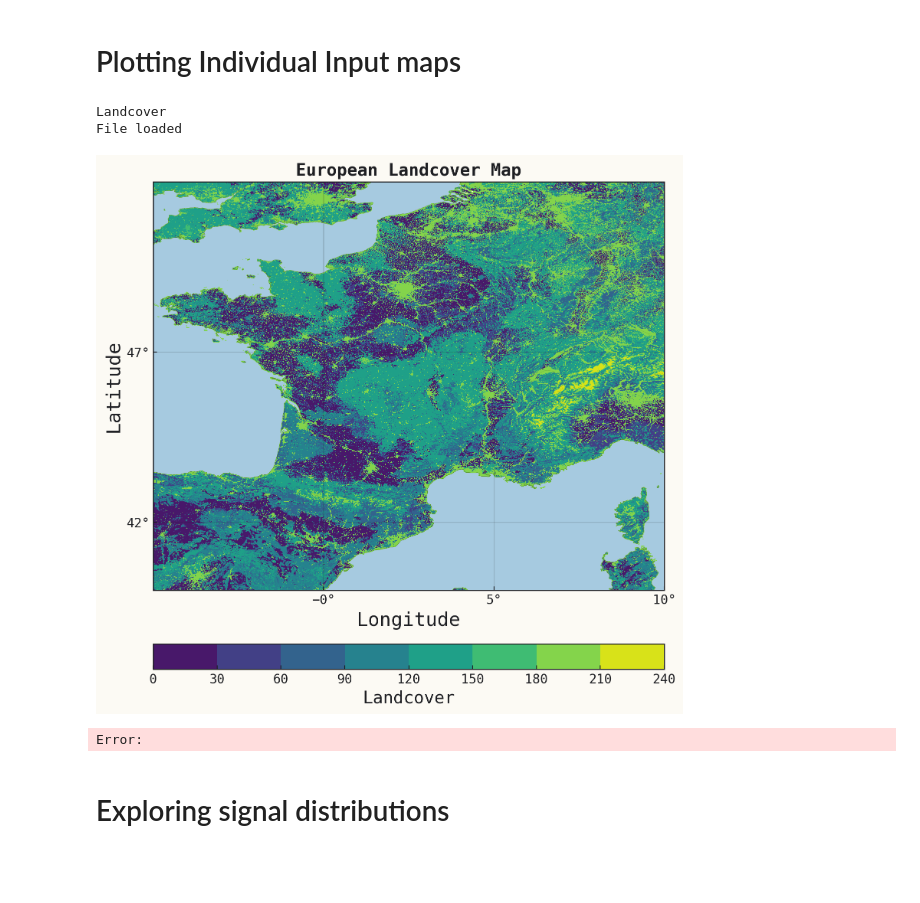
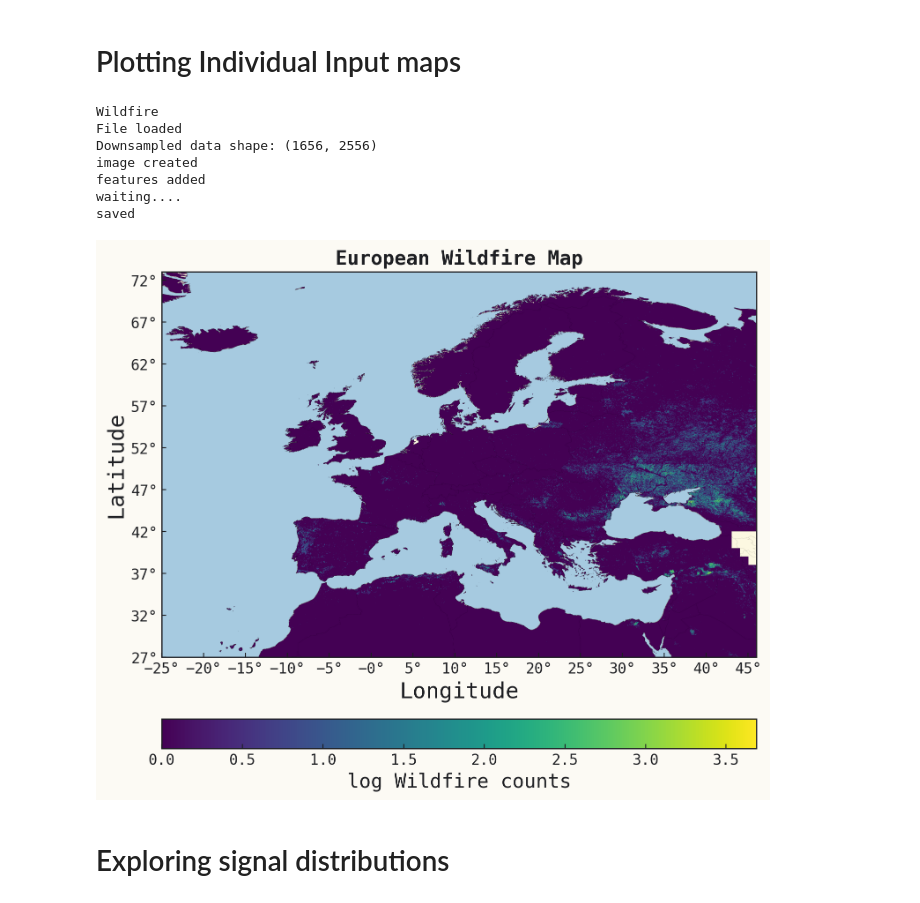
Before and after one commit to jerbeario/MasterThesis, a Jupyter notebook: EDA/Exploratory Data Analysis.ipynb, the cells around one changed output. Cells and saved outputs as stored; diff of their text form; code cells hidden in the pictures; blank space fills up the shorter version.

```diff
--- a/EDA/Exploratory Data Analysis.ipynb
+++ b/EDA/Exploratory Data Analysis.ipynb
@@ -135,7 +135,7 @@ print(temperature.shape, temperature_downsampled.shape)
 # Plotting Individual Input maps
 # %%
 
-def plot_singles(npy_files, npy_names, debug_nans=False):
+def plot_singles(npy_files, npy_names, debug_nans=False, log=False, downsample_factor=1, save_path=None):
     """
     Plots the data from npy files on a map with the correct coordinates.
 
@@ -147,9 +147,10 @@ def plot_singles(npy_files, npy_names, debug_nans=False):
     Returns:
     None
     """
+    extent = (-25.0001389, 45.9998611,  27.0001389, 73.0001389)
+
     for i, npy_file in enumerate(npy_files):
         name = npy_names[i]
-        extent = (-25.0001389, 45.9998611,  27.0001389, 73.0001389)
 
         # Create a subplot with PlateCarree projection
         fig, axs = plt.subplots(figsize=(8, 8), subplot_kw={'projection': ccrs.PlateCarree()})
@@ -158,9 +159,16 @@ def plot_singles(npy_files, npy_names, debug_nans=False):
         # norm = Normalize(vmin=0, vmax=1)
 
         print(npy_names[i])
-        # Read data
         npy_data = np.load(npy_file)
         print("File loaded")
+
+
+        if downsample_factor > 1:
+            npy_data = npy_data[::downsample_factor, ::downsample_factor]
+            print(f"Downsampled data shape: {npy_data.shape}")
+
+        if log:
+            npy_data = np.log1p(npy_data)
 
         if debug_nans:
             # set everything to 0 except for NaNs
@@ -189,8 +197,8 @@ def plot_singles(npy_files, npy_names, debug_nans=False):
         # norm = Normalize(vmin=0, vmax=np.max(npy_data))
 
         # Plot the data on the subplot grid
-        im = axs.contourf(np.flipud(npy_data), cmap='viridis', extent=extent)
-
+        im = axs.imshow(npy_data, cmap='viridis', extent=extent)
+        print("image created")
         # Set title for each subplot
         axs.set_title(f'European {name} Map', fontsize=16)
 
@@ -210,16 +218,19 @@ def plot_singles(npy_files, npy_names, debug_nans=False):
         axs.add_feature(cfeature.BORDERS, linestyle=':', linewidth=0.1)
         axs.add_feature(cfeature.LAND, facecolor='#FFEB3B', alpha=0.1)
         axs.add_feature(cfeature.OCEAN, facecolor='#A6CAE0')
+        print("features added")
 
 
-
-        # crop the map to the extent
-        croped_extent = (-5, 10, 40, 52)
-        axs.set_extent(croped_extent, crs=ccrs.PlateCarree())
+        # # crop the map to the extent
+        # croped_extent = (-5, 10, 40, 52)
+        # axs.set_extent(croped_extent, crs=ccrs.PlateCarree())
 
         # Add a colorbar for all subplots
         cbar = fig.colorbar(im, ax=axs, orientation='horizontal', fraction=0.05, pad=0.1)
-        cbar.set_label(f'{name}', fontsize=16)
+        cbar.set_label(f'{name} counts', fontsize=16)
+        if log:
+            cbar.set_label(f'log {name} counts', fontsize=16)
+
         cbar.ax.tick_params(labelsize=12)
 
         # # Set the colorbar ticks and labels
@@ -229,22 +240,27 @@ def plot_singles(npy_files, npy_names, debug_nans=False):
         # Adjust layout for better spacing
         plt.tight_layout()
         # plt.subplots_adjust(right=0.85, wspace=0.1)
-
+        print("waiting....")
 
         # Save the plot
-        if not debug_nans:
-            plt.savefig(f'EDA/high_res_maps/{npy_names[i]}_signal.png', dpi=5000, bbox_inches='tight')
+        if save_path is not None:
+            plt.savefig(save_path, dpi=1000, bbox_inches='tight')
+        print("saved")
 # %%
 # Example Signal Plot as map (from full numpy array)
-npy_files = ["Input/Europe/npy_arrays/masked_landcover_Europe_flat.npy"]
-npy_names = ['Landcover']
+npy_files = ["Input/Europe/npy_arrays/masked_wildfire_Europe.npy"]
+npy_names = ['Wildfire']
 
-plot_singles(npy_files, npy_names)
+plot_singles(npy_files, npy_names, log=True, downsample_factor=10)
 # %% [output]
-Landcover
+Wildfire
 File loaded
+Downsampled data shape: (1656, 2556)
+image created
+features added
+waiting....
+saved
-[figure, old version]
+[figure, new version]
-Error:
 # %% [markdown]
 # Exploring signal distributions
 # %%
```
Also changed, not shown: 46 other files.
